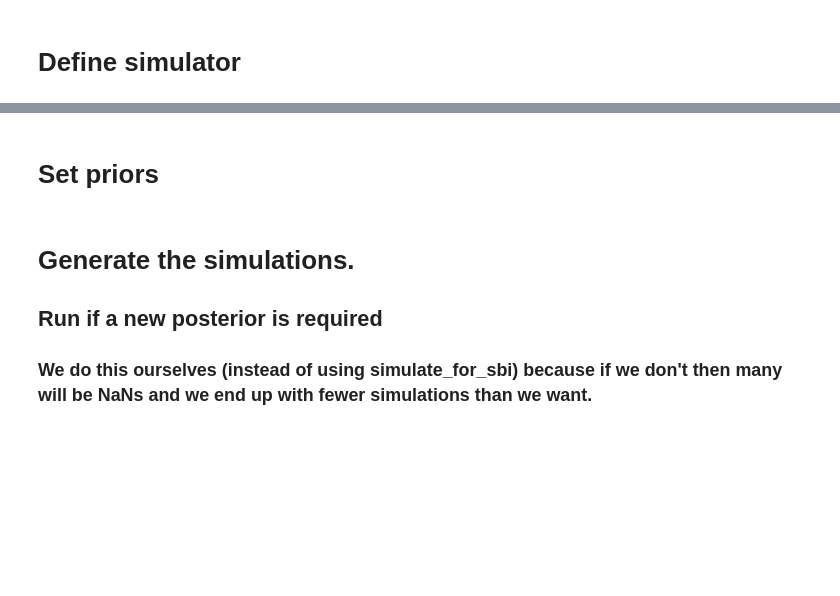
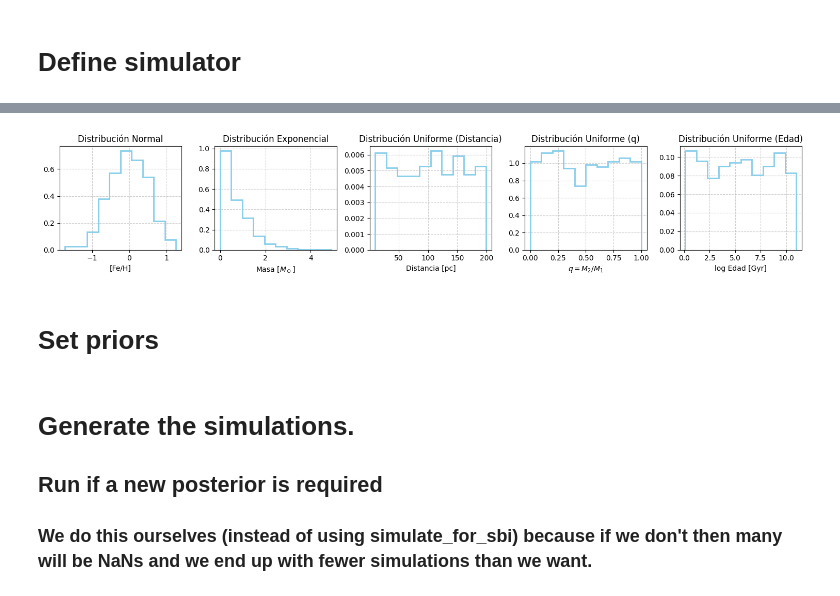
Before and after one commit to stevenalfonso/SBIforBinaryStars, a Jupyter notebook: sbi_for_binaries.ipynb, the cells around one changed output, grey strips where cells are left out. Cells and saved outputs as stored; diff of their text form; code cells hidden in the pictures; blank space fills up the shorter version.

```diff
--- a/sbi_for_binaries.ipynb
+++ b/sbi_for_binaries.ipynb
@@ -139,3 +118,54 @@ age_lower, age_upper
+# %%
+import matplotlib.pyplot as plt
+from torch.distributions import Uniform, Normal, Exponential
+
+n_sample = 500
+
+# Crear figura y subgráficos
+fig, ax = plt.subplots(1, 5, figsize=(15, 3))
+
+# Distribución Normal
+normal_distribution = Normal(loc=0.0, scale=0.5)
+ax[0].hist(normal_distribution.sample((n_sample,)), histtype='step', lw=2, density=True, color='skyblue')
+ax[0].set_xlabel(r'[Fe/H]')
+ax[0].set_title('Distribución Normal', fontsize=12)
+ax[0].grid(True, linestyle='--', alpha=0.6)
+
+# Distribución Exponencial
+exponential_distribution = Exponential(rate=1.35)
+ax[1].hist(exponential_distribution.sample((n_sample,)), histtype='step', lw=2, density=True, color='skyblue')
+ax[1].set_xlabel(r'Masa [$M_\odot$]')
+ax[1].set_title('Distribución Exponencial', fontsize=12)
+ax[1].grid(True, linestyle='--', alpha=0.6)
+
+# Distribución Uniforme en distancia
+uniform_distribution_on_distance = Uniform(low=10.0, high=200.)
+ax[2].hist(uniform_distribution_on_distance.sample((n_sample,)), histtype='step', lw=2, density=True, color='skyblue')
+ax[2].set_xlabel('Distancia [pc]')
+ax[2].set_title('Distribución Uniforme (Distancia)', fontsize=12)
+ax[2].grid(True, linestyle='--', alpha=0.6)
+
+# Distribución Uniforme en q
+uniform_distribution_on_q = Uniform(low=0.0, high=1.0)
+ax[3].hist(uniform_distribution_on_q.sample((n_sample,)), histtype='step', lw=2, density=True, color='skyblue')
+ax[3].set_xlabel(r'$q=M_2 / M_1$')
+ax[3].set_title('Distribución Uniforme (q)', fontsize=12)
+ax[3].grid(True, linestyle='--', alpha=0.6)
+
+# Distribución Uniforme en edad
+uniform_distribution_on_age = Uniform(low=0.01, high=11.0)
+ax[4].hist(uniform_distribution_on_age.sample((n_sample,)), histtype='step', lw=2, density=True, color='skyblue')
+ax[4].set_xlabel('log Edad [Gyr]')
+ax[4].set_title('Distribución Uniforme (Edad)', fontsize=12)
+ax[4].grid(True, linestyle='--', alpha=0.6)
+
+# Ajustamos el espacio entre los subgráficos
+fig.tight_layout()
+
+# Mostramos la gráfica
+plt.show()
+# %% [output]
+[figure, added]
 # %% [markdown]
 # Set priors
 # %%
```
Also changed, not shown: parts of 53 cells of this notebook, 2 other files.
